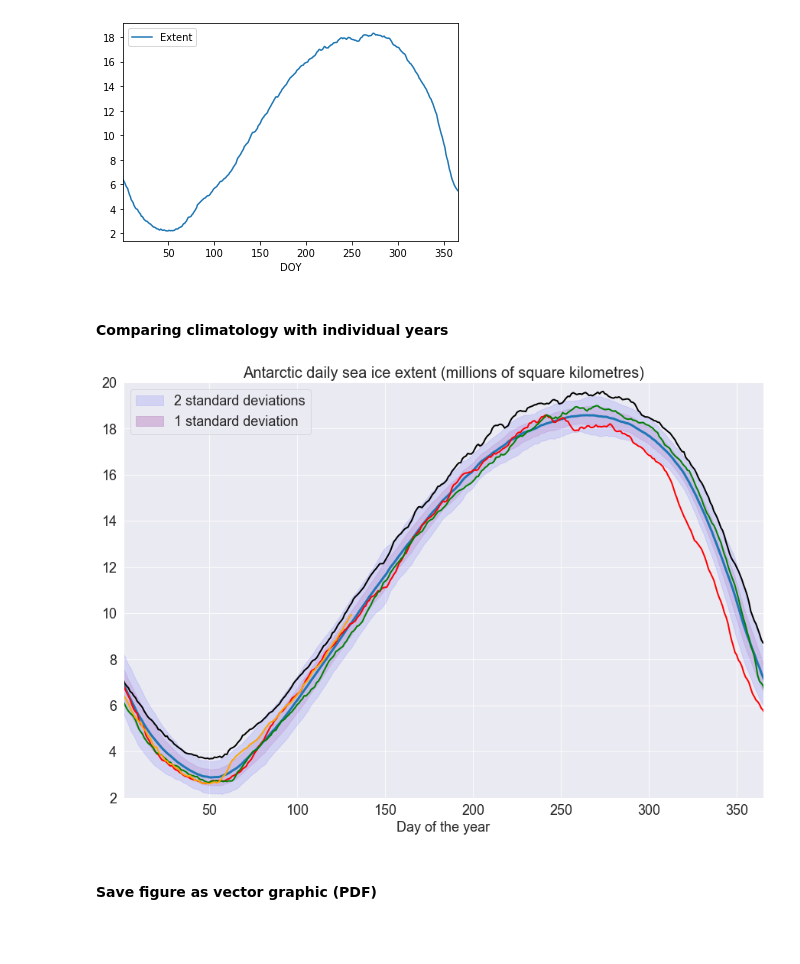
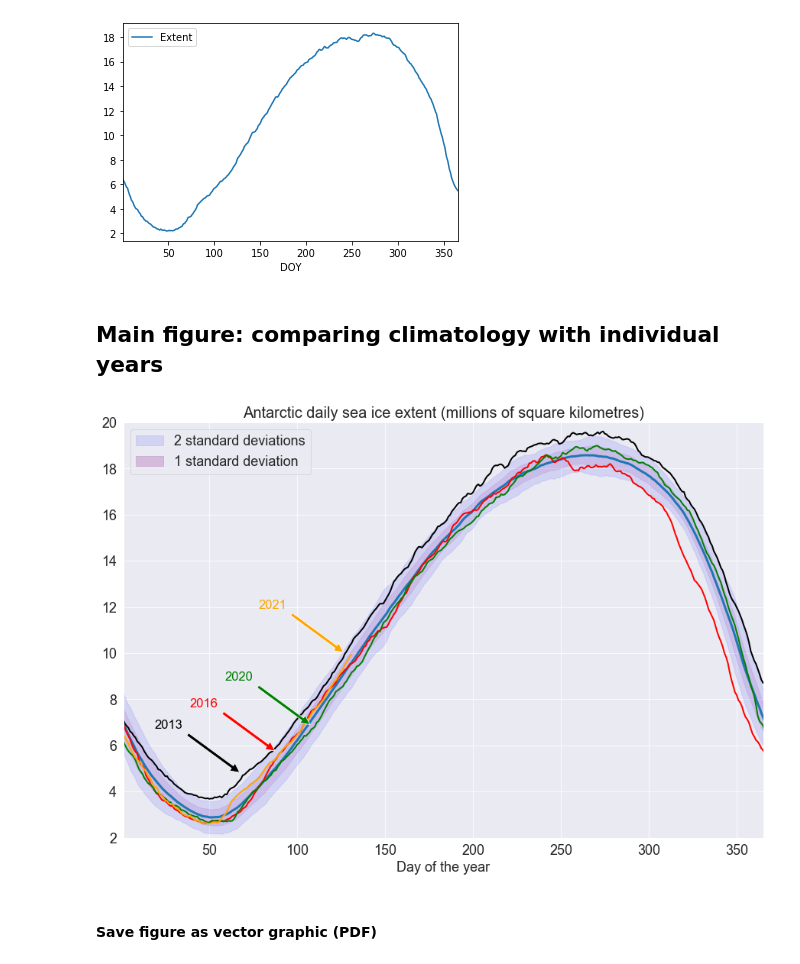
Before and after one commit to so-wise/antarctic_sea_ice_extent, a Jupyter notebook: Antarctic Daily Sea Ice Extent.ipynb, the cells around one changed output. Drawn from its saved outputs; the diff is of its cells as text; code cells hidden in the pictures; blank space fills up the shorter version.

Commit message:
Label years added

```diff
--- a/Antarctic Daily Sea Ice Extent.ipynb
+++ b/Antarctic Daily Sea Ice Extent.ipynb
@@ -130,7 +131,27 @@ daily[daily.Year==2018].plot(x='DOY',y='Extent')
 <matplotlib.axes._subplots.AxesSubplot at 0x...>
 [figure]
 # %% [markdown]
-#### Comparing climatology with individual years
+## Main figure: comparing climatology with individual years
+# %%
+# helper function to add arrows and text
+def annotate_years(years_to_plot, colors_for_lines, ax=None):
+    delta = 0
+    i = -1
+    for year in years_to_plot:
+        delta = delta + 20
+        i = i + 1
+        nowData=daily[daily.Year==int(year)]
+        nowExtent=nowData['Extent'].values
+        xy_x = min(50+delta,nowExtent.size)-1
+        xy_y = nowExtent[xy_x]
+        nowColor = str(colors_for_lines[i])
+        ax.annotate(year,
+                    (xy_x,xy_y),
+                    (xy_x-50,xy_y+2),
+                    arrowprops=dict(facecolor=nowColor, shrink=0.05),
+                    fontsize='xx-large',
+                    color=nowColor)
+    return(ax)
 # %%
 # two standard deviations
 x = climatology.DOY
@@ -160,34 +181,37 @@ year_count = -1
 for nyear in years_to_plot:
     year_count = year_count + 1
     sns.lineplot(data=daily[daily.Year==nyear],
                  x='DOY',
                  y='Extent',
                  color=colors_for_lines[year_count],
                  linewidth=2.0,
                  ax=ax)
 
 # manual legend
 purple_patch = mpatches.Patch(color='purple', label='1 standard deviation', alpha=.2)
 blue_patch = mpatches.Patch(color='blue', label='2 standard deviations', alpha=.1)
 plt.legend(handles=[blue_patch,purple_patch], fontsize=18)
 
 # tick label font size
 ax.tick_params(axis='x', labelsize=18)
 ax.tick_params(axis='y', labelsize=18)
 
 # title, xlabel, and ylabel
 plt.title("Antarctic daily sea ice extent (millions of square kilometres)", fontsize=20)
 plt.xlabel("Day of the year", fontsize=18)
 plt.ylabel("")
 
 # limits of x and y axes
 plt.xlim([1,365])
 plt.ylim([2.0, 20.0])
 
+# call helper function to annotate years
+annotate_years(years_to_plot, colors_for_lines, ax=ax)
+
 # customize (white, dark, whitegrid, darkgrid, ticks)
 sns.set_style("darkgrid")
 # %% [output]
-[figure, old version]
+[figure, new version]
 # %% [markdown]
 #### Save figure as vector graphic (PDF)
 # %%
```
Also changed, not shown: parts of 1 cell of this notebook, 3 other files.
